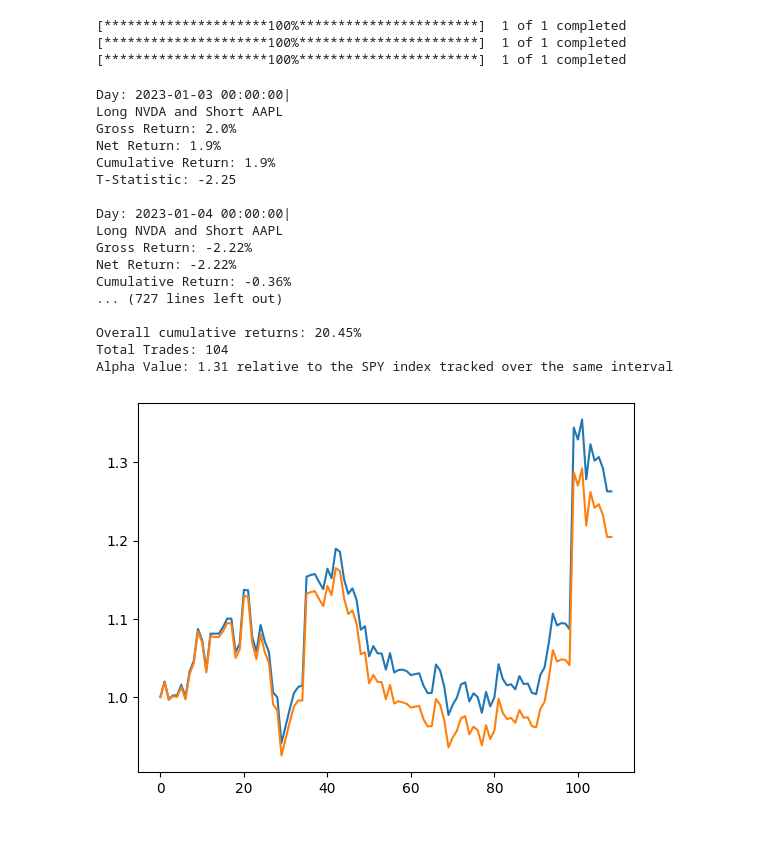
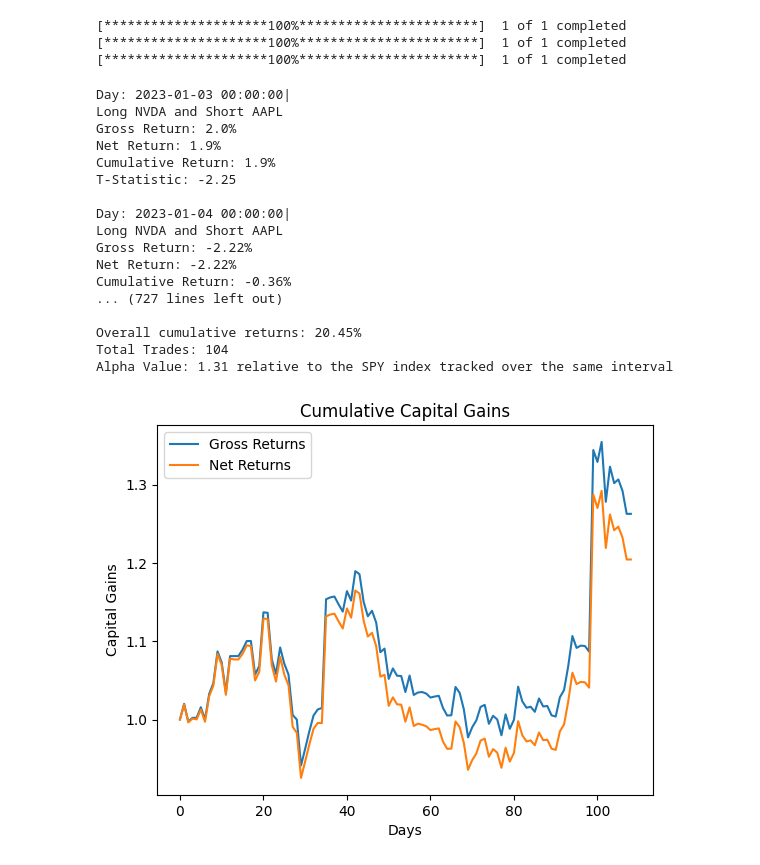
Before and after one commit to yashshah41/PairsTrading, a Jupyter notebook: pairstrading.ipynb, the cells around one changed output. Cells and saved outputs as stored; diff of their text form; code cells hidden in the pictures; blank space fills up the shorter version.

Commit message:
added labels for graph

```diff
--- a/pairstrading.ipynb
+++ b/pairstrading.ipynb
@@ -79,31 +79,36 @@ for day in range(window, len(closingPrice)):
         print('Cumulative Return: ' + str(round(np.prod(1+nreturns)*100-100,2)) + '%')
         print('T-Statistic: ' + str(round(top, 2)))
     print('')
     #printing out values for each day
     old_sig = sig
 plt.plot(np.append(1,np.cumprod(1+greturns)))
 plt.plot(np.append(1,np.cumprod(1+nreturns)))
+plt.legend(['Gross Returns', 'Net Returns'])
+plt.title('Cumulative Capital Gains')
+plt.xlabel('Days')
+plt.ylabel('Capital Gains')
+
 #overall return graphs, adding 1 to give capital gains
 print('Overall cumulative returns: ' + str(round(np.prod(1+nreturns)*100-100,2)) + '%')
 print('Total Trades: ' + str(totalTrades))
 print('Alpha Value: ' + str(round(np.prod(1+nreturns) - np.prod(1+returns[tickers[2]]) + 1,2)) + ' relative to the SPY index tracked over the same interval')
 #Here we get our final cumulative returns, total number of trades made, and our alpha value (cumulative net returns - benchmark (SPY) cumulative returns).
 # %% [output]
 Day: 2023-01-03 00:00:00|
 Long NVDA and Short AAPL
 Gross Return: 2.0%
 Net Return: 1.9%
 Cumulative Return: 1.9%
 T-Statistic: -2.25
 
 Day: 2023-01-04 00:00:00|
 Long NVDA and Short AAPL
 Gross Return: -2.22%
 Net Return: -2.22%
 Cumulative Return: -0.36%
 ... (727 lines left out)
 
 Overall cumulative returns: 20.45%
 Total Trades: 104
 Alpha Value: 1.31 relative to the SPY index tracked over the same interval
-[figure, old version]
+[figure, new version]
```
Also changed, not shown: parts of 1 cell of this notebook.
